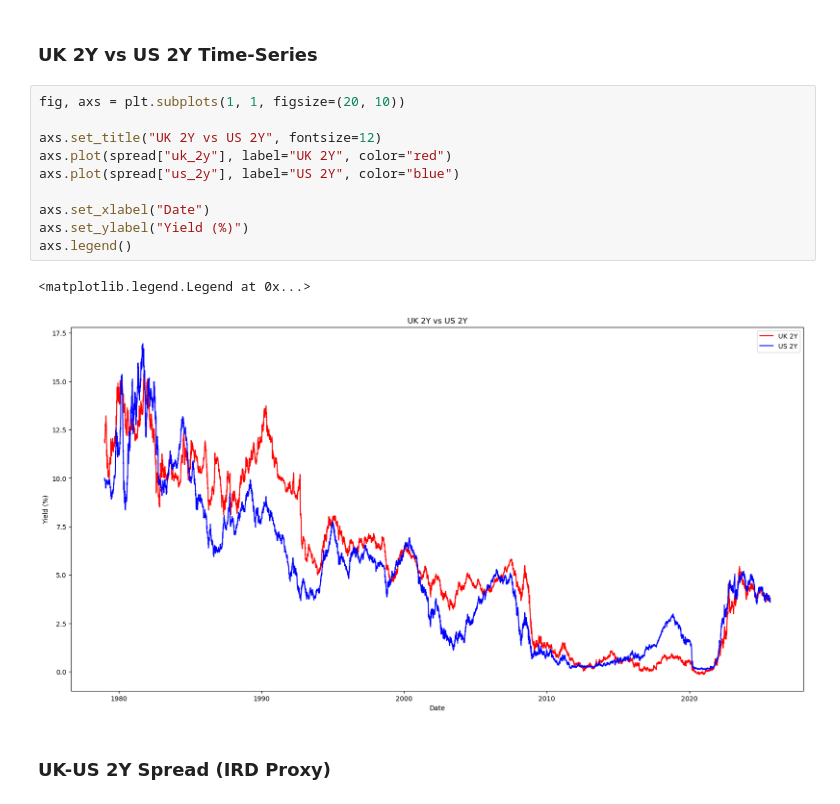
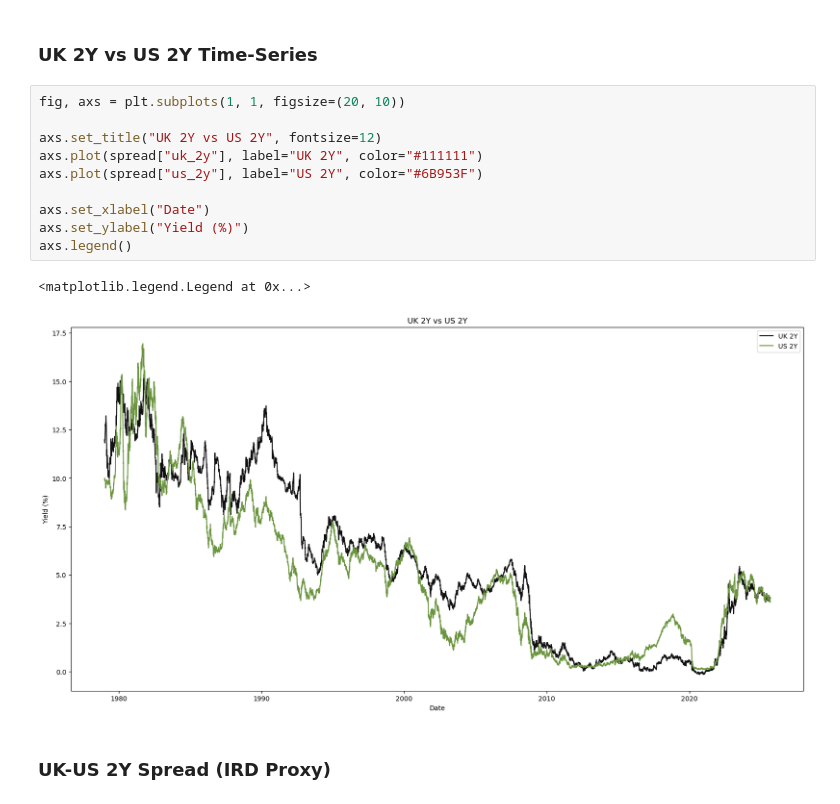
Before and after one commit to nifemiojo/gbpusd-yield-spreads-v1, a Jupyter notebook: notebooks/spread_gpbusd_analysis_full.ipynb, the cells around one changed output. Cells and saved outputs as stored; diff of their text form.

```diff
--- a/notebooks/spread_gpbusd_analysis_full.ipynb
+++ b/notebooks/spread_gpbusd_analysis_full.ipynb
@@ -468,16 +468,16 @@ Notes:
 # %%
 fig, axs = plt.subplots(1, 1, figsize=(20, 10))
 
 axs.set_title("UK 2Y vs US 2Y", fontsize=12)
-axs.plot(spread["uk_2y"], label="UK 2Y", color="red")
-axs.plot(spread["us_2y"], label="US 2Y", color="blue")
+axs.plot(spread["uk_2y"], label="UK 2Y", color="#111111")
+axs.plot(spread["us_2y"], label="US 2Y", color="#6B953F")
 
 axs.set_xlabel("Date")
 axs.set_ylabel("Yield (%)")
 axs.legend()
 # %% [output]
 <matplotlib.legend.Legend at 0x...>
-[figure, old version]
+[figure, new version]
 # %% [markdown]
 ### UK-US 2Y Spread (IRD Proxy)
 # %%
```
Also changed, not shown: parts of 7 cells of this notebook, 2 other files.
